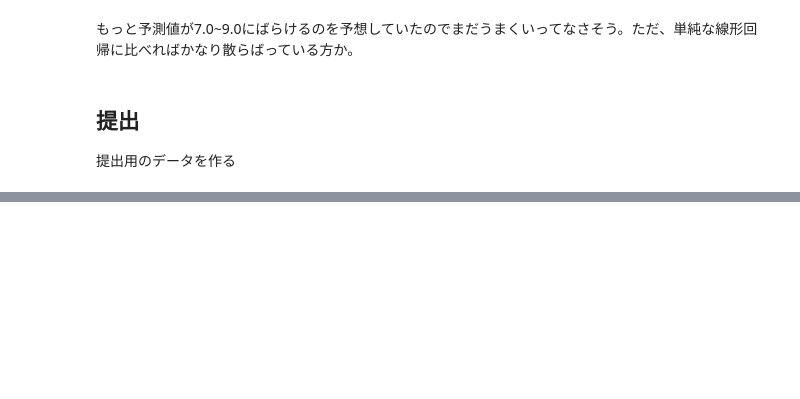
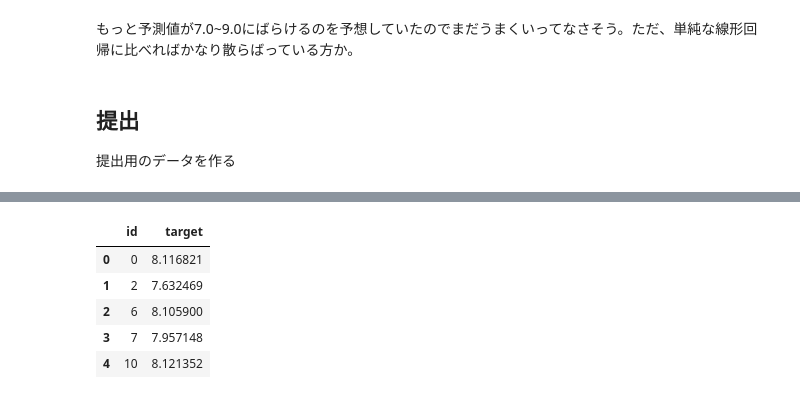
Before and after one commit to ryuji-hashimoto0110/Kaggle, a Jupyter notebook: tabular-playground-series-jan-2021/Regression.ipynb, the cells around one changed output, grey strips where cells are left out. Cells and saved outputs as stored; diff of their text form; code cells hidden in the pictures; blank space fills up the shorter version.

```diff
--- a/tabular-playground-series-jan-2021/Regression.ipynb
+++ b/tabular-playground-series-jan-2021/Regression.ipynb
@@ -205,0 +208,10 @@ np.savetxt("submission.csv", X = submission, delimiter=",")
+# %%
+submission1 = pd.DataFrame({'id': test['id'], 'target': prediction.ravel()})
+submission1.head()
+# %% [output]
+|  | id | target |
+| 0 | 0 | 8.116821 |
+| 1 | 2 | 7.632469 |
+| 2 | 6 | 8.105900 |
+| 3 | 7 | 7.957148 |
+| 4 | 10 | 8.121352 |
```
Also changed, not shown: parts of 6 cells of this notebook.
